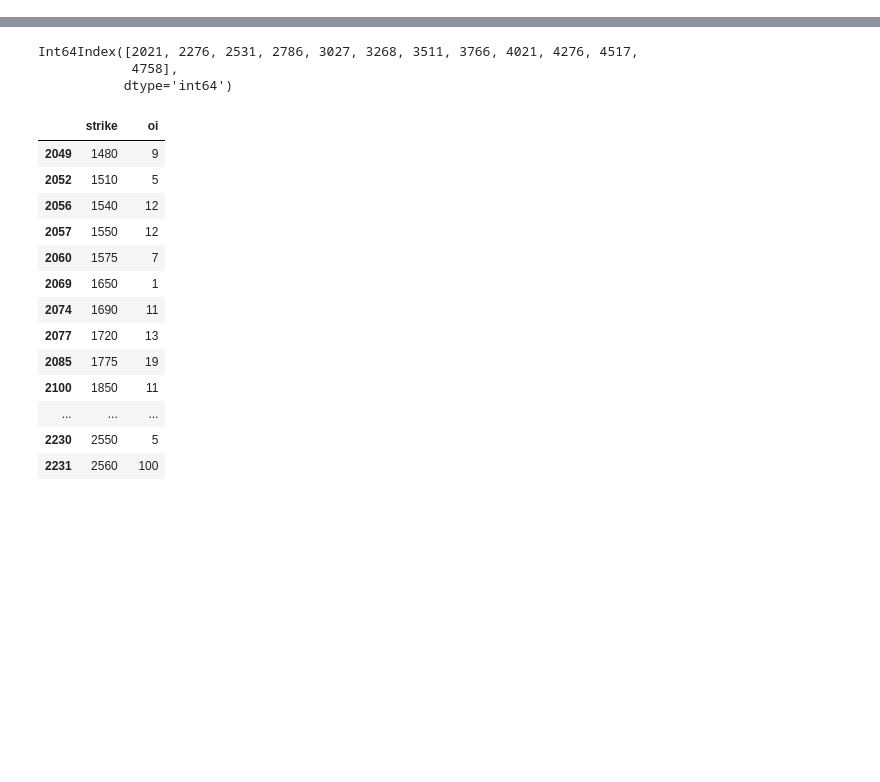
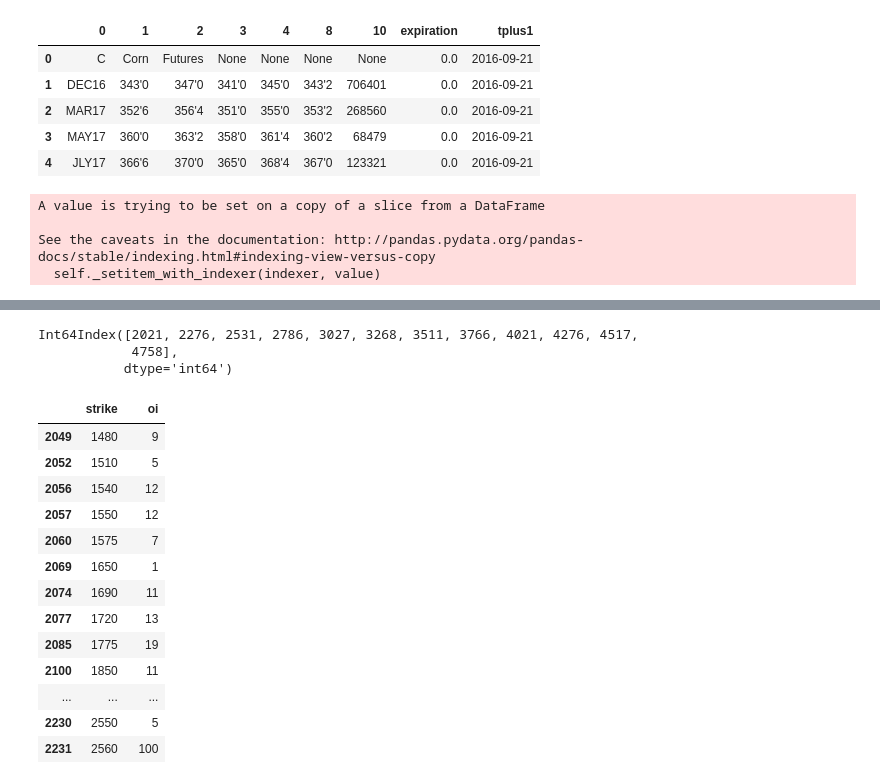
Before and after one commit to QuantCS109/TrumpTweets, a Jupyter notebook: scrape_sol.ipynb, the cells around one changed output, grey strips where cells are left out. Saved outputs shown, nothing was run; the diff lists cells and outputs as text; code cells hidden in the pictures; blank space fills up the shorter version.

```diff
--- a/scrape_sol.ipynb
+++ b/scrape_sol.ipynb
@@ -71,0 +55,4 @@ spoo = arches[arches[3] == 'eonly']
+# %%
+arches_corn = archs_corn.sort_values(by=[3,2,1])
+arches_wheat = archs_wheat.sort_values(by=[3,2,1])
+arches_soybean = archs_soybean.sort_values(by=[3,2,1])
@@ -71,0 +67,4 @@ spoo = arches[arches[3] == 'eonly']
+# %%
+dates_corn = []
+for ind in arches_corn.index:
+    dates_corn.append(datetime(int(arches_corn[3].loc[ind]), int(arches_corn[2].loc[ind]), int(arches_corn[1].loc[ind])))
@@ -72,5 +75,5 @@ spoo = arches[arches[3] == 'eonly']
 # %%
 doc = []
-with open('C:/Users/PC/Desktop/Settlements/' + lst[spoo.index[0]]) as f:
+with open('C:/Users/PC/Desktop/Settlements - Copy/' + lst[arches_corn.index[0]]) as f:
     for row in f:
         doc.append(row)
@@ -88,0 +117,31 @@ doc[1:10]
+# %%
+text = [re.sub("\s+", ",", d.strip()).split(',') for d in doc]
+df = pd.DataFrame(text)
+df = df[[0,1,2,3,4,8,10]]
+df['expiration'] = np.zeros(df.shape[0])
+df['tplus1'] = dates_corn[0]
+#df.columns = ['strike', 'sett', 'oi']
+# %%
+df.head()
+# %% [output]
+|  | 0 | 1 | 2 | 3 | 4 | 8 | 10 | expiration | tplus1 |
+| 0 | C | Corn | Futures | None | None | None | None | 0.0 | 2016-09-21 |
+| 1 | DEC16 | 343'0 | 347'0 | 341'0 | 345'0 | 343'2 | 706401 | 0.0 | 2016-09-21 |
+| 2 | MAR17 | 352'6 | 356'4 | 351'0 | 355'0 | 353'2 | 268560 | 0.0 | 2016-09-21 |
+| 3 | MAY17 | 360'0 | 363'2 | 358'0 | 361'4 | 360'2 | 68479 | 0.0 | 2016-09-21 |
+| 4 | JLY17 | 366'6 | 370'0 | 365'0 | 368'4 | 367'0 | 123321 | 0.0 | 2016-09-21 |
+# %%
+for ind in df.index:
+    num = str(df[[8]].iloc[ind]).split()[1].split('\'')
+    try:
+        if num[0] == '':
+            num[0] = 0
+        num = 10*float(num[0]) + float(num[1])
+        df[8].loc[ind] = num
+    except:
+        pass
+# %% [output]
+A value is trying to be set on a copy of a slice from a DataFrame
+
+See the caveats in the documentation: http://pandas.pydata.org/pandas-docs/stable/indexing.html#indexing-view-versus-copy
+  self._setitem_with_indexer(indexer, value)
```
Also changed, not shown: parts of 29 cells of this notebook.
